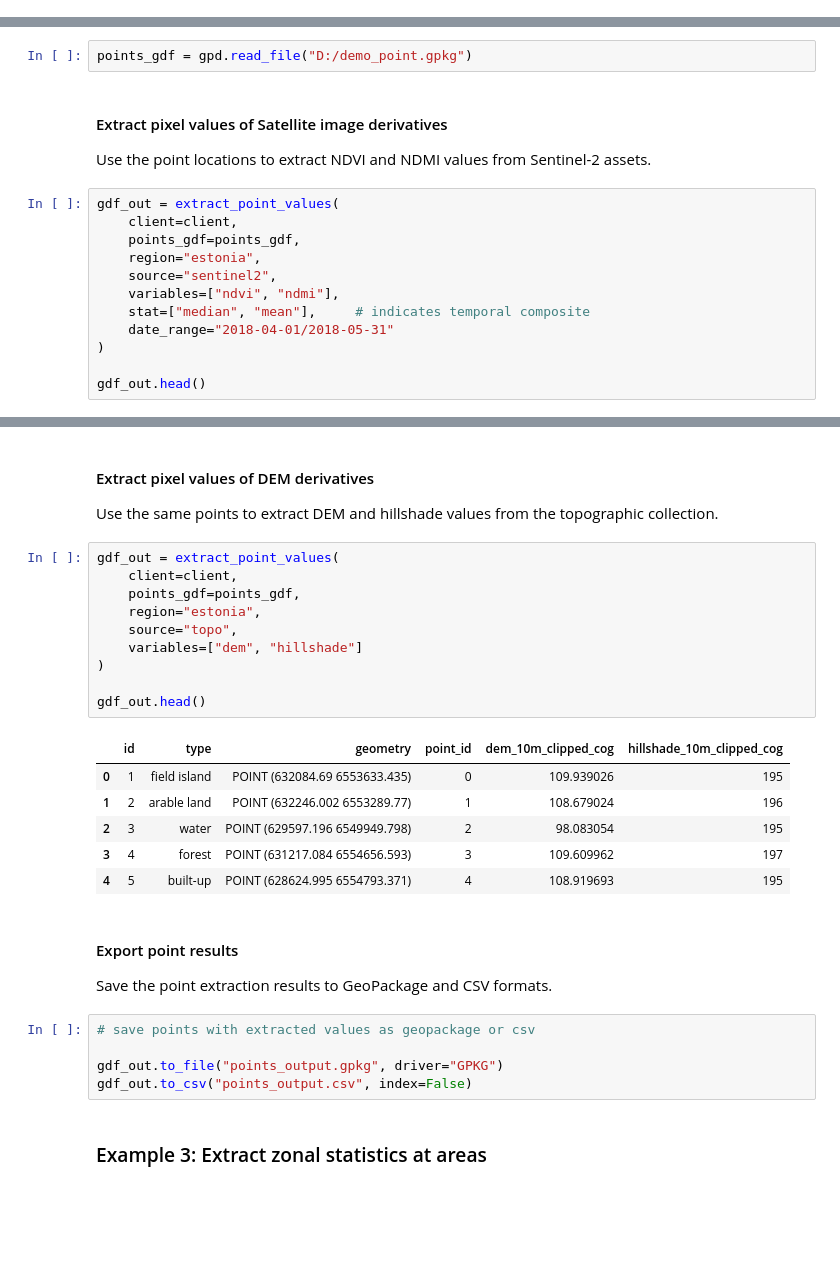
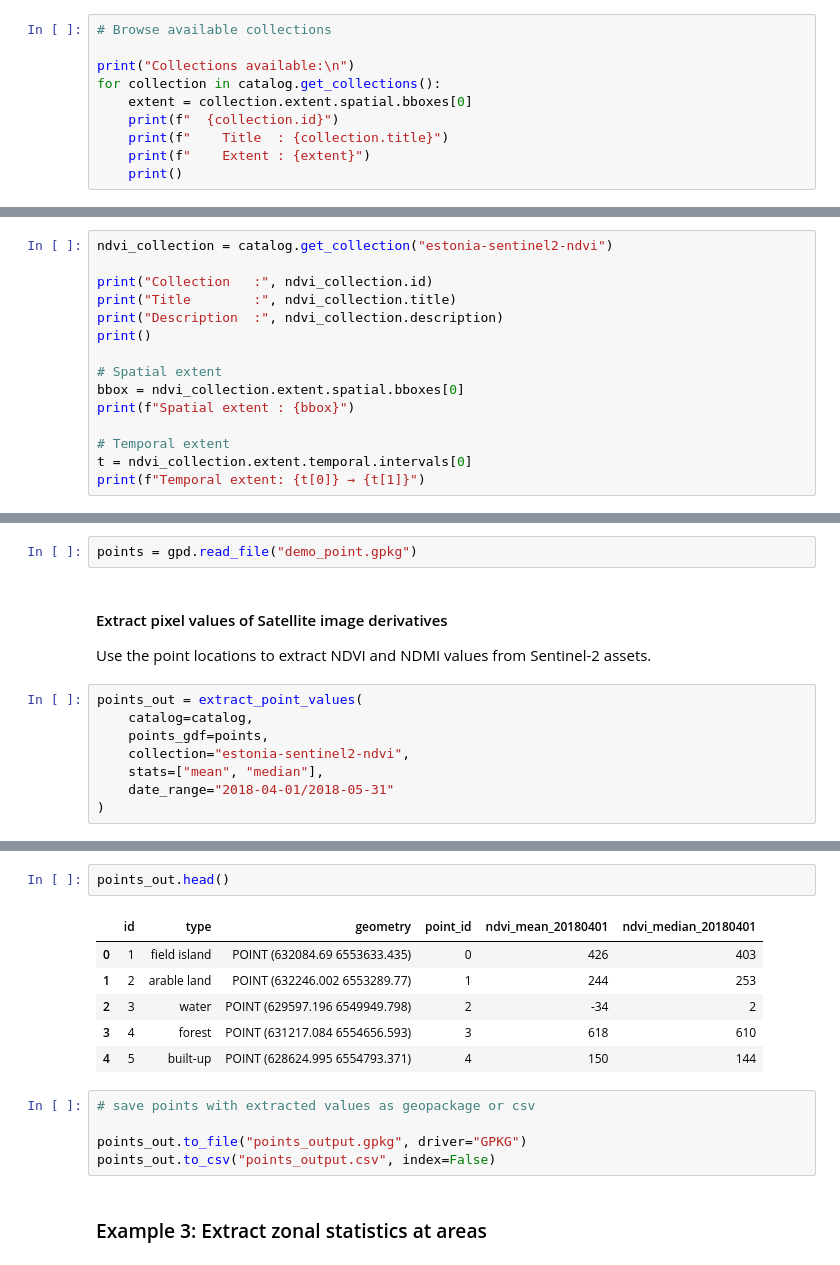
Before and after one commit to LandscapeGeoinformatics/lgeo_datacube_pub, a Jupyter notebook: extract_indices_values/extract_pixel_value_stac.ipynb, the cells around one changed output, grey strips where cells are left out. Saved outputs shown, nothing was run; the diff lists cells and outputs as text; blank space fills up the shorter version.

```diff
--- a/extract_indices_values/extract_pixel_value_stac.ipynb
+++ b/extract_indices_values/extract_pixel_value_stac.ipynb
@@ -392,0 +49,10 @@ est_era5_meantemp_2024.tif
+# %%
+# Browse available collections
+
+print("Collections available:\n")
+for collection in catalog.get_collections():
+    extent = collection.extent.spatial.bboxes[0]
+    print(f"  {collection.id}")
+    print(f"    Title  : {collection.title}")
+    print(f"    Extent : {extent}")
+    print()
@@ -392,0 +73,15 @@ est_era5_meantemp_2024.tif
+# %%
+ndvi_collection = catalog.get_collection("estonia-sentinel2-ndvi")
+
+print("Collection   :", ndvi_collection.id)
+print("Title        :", ndvi_collection.title)
+print("Description  :", ndvi_collection.description)
+print()
+
+# Spatial extent
+bbox = ndvi_collection.extent.spatial.bboxes[0]
+print(f"Spatial extent : {bbox}")
+
+# Temporal extent
+t = ndvi_collection.extent.temporal.intervals[0]
+print(f"Temporal extent: {t[0]} → {t[1]}")
@@ -398,18 +189,14 @@ Read the point geospatial dataset for pixel value extraction.
 # %%
-points_gdf = gpd.read_file("D:/demo_point.gpkg")
+points = gpd.read_file("demo_point.gpkg")
 # %% [markdown]
 #### Extract pixel values of Satellite image derivatives
 Use the point locations to extract NDVI and NDMI values from Sentinel-2 assets.
 # %%
-gdf_out = extract_point_values(
-    client=client,
-    points_gdf=points_gdf,
-    region="estonia",
-    source="sentinel2",
-    variables=["ndvi", "ndmi"],
-    stat=["median", "mean"],     # indicates temporal composite
+points_out = extract_point_values(
+    catalog=catalog,
+    points_gdf=points,
+    collection="estonia-sentinel2-ndvi",
+    stats=["mean", "median"],
     date_range="2018-04-01/2018-05-31"
 )
-
-gdf_out.head()
 # %% [output]
@@ -422,30 +204,16 @@ gdf_out.head()
-# %% [markdown]
-#### Extract pixel values of DEM derivatives
-Use the same points to extract DEM and hillshade values from the topographic collection.
-# %%
-gdf_out = extract_point_values(
-    client=client,
-    points_gdf=points_gdf,
-    region="estonia",
-    source="topo",
-    variables=["dem", "hillshade"]
-)
-
-gdf_out.head()
-# %% [output]
-|  | id | type | geometry | point_id | dem_10m_clipped_cog | hillshade_10m_clipped_cog |
-| 0 | 1 | field island | POINT (632084.69 6553633.435) | 0 | 109.939026 | 195 |
-| 1 | 2 | arable land | POINT (632246.002 6553289.77) | 1 | 108.679024 | 196 |
-| 2 | 3 | water | POINT (629597.196 6549949.798) | 2 | 98.083054 | 195 |
-| 3 | 4 | forest | POINT (631217.084 6554656.593) | 3 | 109.609962 | 197 |
-| 4 | 5 | built-up | POINT (628624.995 6554793.371) | 4 | 108.919693 | 195 |
-# %% [markdown]
-#### Export point results
-Save the point extraction results to GeoPackage and CSV formats.
+# %%
+points_out.head()
+# %% [output]
+|  | id | type | geometry | point_id | ndvi_mean_20180401 | ndvi_median_20180401 |
+| 0 | 1 | field island | POINT (632084.69 6553633.435) | 0 | 426 | 403 |
+| 1 | 2 | arable land | POINT (632246.002 6553289.77) | 1 | 244 | 253 |
+| 2 | 3 | water | POINT (629597.196 6549949.798) | 2 | -34 | 2 |
+| 3 | 4 | forest | POINT (631217.084 6554656.593) | 3 | 618 | 610 |
+| 4 | 5 | built-up | POINT (628624.995 6554793.371) | 4 | 150 | 144 |
 # %%
 # save points with extracted values as geopackage or csv
 
-gdf_out.to_file("points_output.gpkg", driver="GPKG")
-gdf_out.to_csv("points_output.csv", index=False)
+points_out.to_file("points_output.gpkg", driver="GPKG")
+points_out.to_csv("points_output.csv", index=False)
 # %% [markdown]
 ### Example 3: Extract zonal statistics at areas
```
Also changed, not shown: parts of 30 cells of this notebook.
